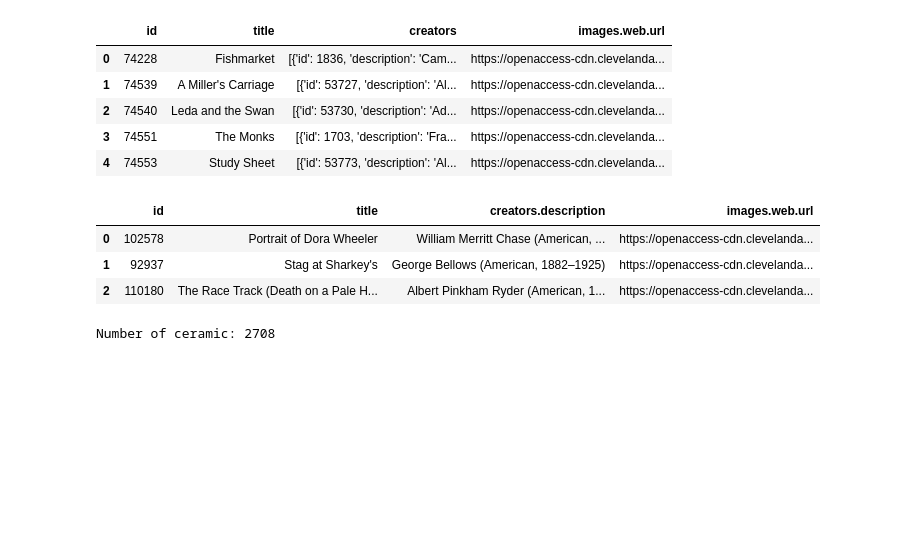
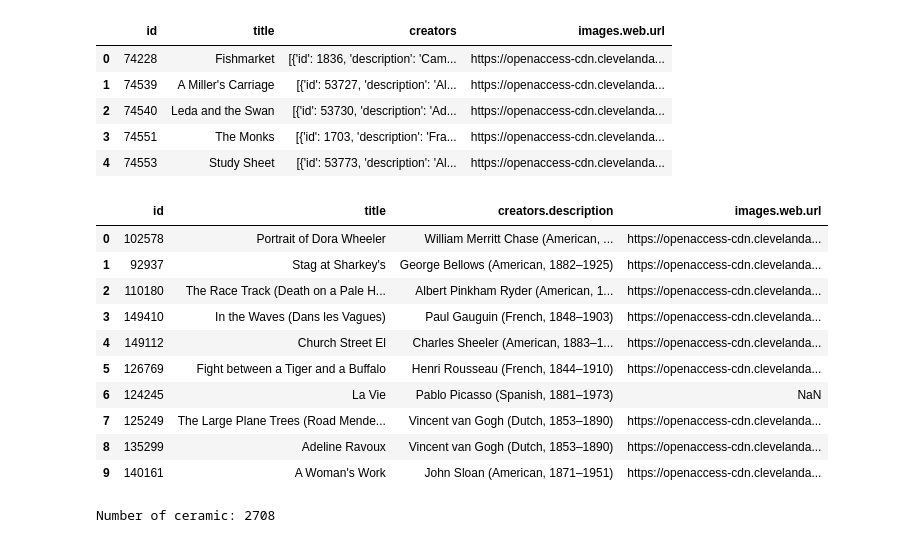
Before and after one commit to yfgann/ACTH25_project, a Jupyter notebook: class1.ipynb, the cells around one changed output. Drawn from its saved outputs; the diff is of its cells as text; code cells hidden in the pictures; blank space fills up the shorter version.

```diff
--- a/class1.ipynb
+++ b/class1.ipynb
@@ -79,12 +78,13 @@ UA = ("ACTH25-project/0.1 "
       "mailto:annyufeiguo@gmail.com)")
 
 class Artifact:
+
     BASE = "https://openaccess-api.clevelandart.org/api/artworks"
 
     def __init__(self, rec: Dict):
         self.raw = rec
         self.id = rec["id"]
-        self.title = rec.get("title", "(no title)")
+        self.title = rec.get("title", "no title")
 
         # For simplicity, only read the description of the first creator when there are multiple creators
         creators = rec.get("creators") or []
@@ -260,9 +260,7 @@ enrich = art.wikidata_enrich(sleep=0)
 print("\n=== Wikidata Enrichment ===")
 pprint.pp(enrich)
 
-sim = art.similar_artworks(
-    limit=3,
-)
+sim = art.similar_artworks(limit=10,)
 print("\n=== Similar artworks ===")
 df[["id", "title", "creators", "images.web.url"]].head()
 # %% [output]
@@ -292,21 +290,28 @@ Image URL : https://openaccess-cdn.clevelandart.org/2020.113/2020.113_web.jpg
 # %%
 df = (
     pd.json_normalize(sim, sep=".")
-      .assign(creators=lambda d: d["creators"].str[0])
-      .join(
-          pd.json_normalize(
-              pd.json_normalize(sim)["creators"].str[0],
-              sep=".",
-              errors="ignore"
-          ).add_prefix("creators.")
-      )
+    .assign(creators=lambda d: d["creators"].str[0])
+    .join(
+        pd.json_normalize(
+            pd.json_normalize(sim)["creators"].str[0],
+            sep=".",
+            errors="ignore"
+        ).add_prefix("creators.")
+    )
 )
-df[["id", "title", "creators.description", "images.web.url"]].head()
+df[["id", "title", "creators.description", "images.web.url"]]
 # %% [output]
 |  | id | title | creators.description | images.web.url |
 | 0 | 102578 | Portrait of Dora Wheeler | William Merritt Chase (American, ... | https://openaccess-cdn.clevelanda... |
 | 1 | 92937 | Stag at Sharkey's | George Bellows (American, 1882–1925) | https://openaccess-cdn.clevelanda... |
 | 2 | 110180 | The Race Track (Death on a Pale H... | Albert Pinkham Ryder (American, 1... | https://openaccess-cdn.clevelanda... |
+| 3 | 149410 | In the Waves (Dans les Vagues) | Paul Gauguin (French, 1848–1903) | https://openaccess-cdn.clevelanda... |
+| 4 | 149112 | Church Street El | Charles Sheeler (American, 1883–1... | https://openaccess-cdn.clevelanda... |
+| 5 | 126769 | Fight between a Tiger and a Buffalo | Henri Rousseau (French, 1844–1910) | https://openaccess-cdn.clevelanda... |
+| 6 | 124245 | La Vie | Pablo Picasso (Spanish, 1881–1973) | NaN |
+| 7 | 125249 | The Large Plane Trees (Road Mende... | Vincent van Gogh (Dutch, 1853–1890) | https://openaccess-cdn.clevelanda... |
+| 8 | 135299 | Adeline Ravoux | Vincent van Gogh (Dutch, 1853–1890) | https://openaccess-cdn.clevelanda... |
+| 9 | 140161 | A Woman's Work | John Sloan (American, 1871–1951) | https://openaccess-cdn.clevelanda... |
 # %%
 df = pd.json_normalize(raw)
 
```
Also changed, not shown: parts of 16 cells of this notebook.
